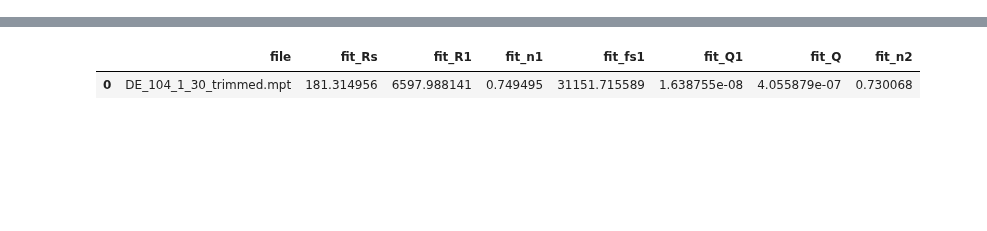
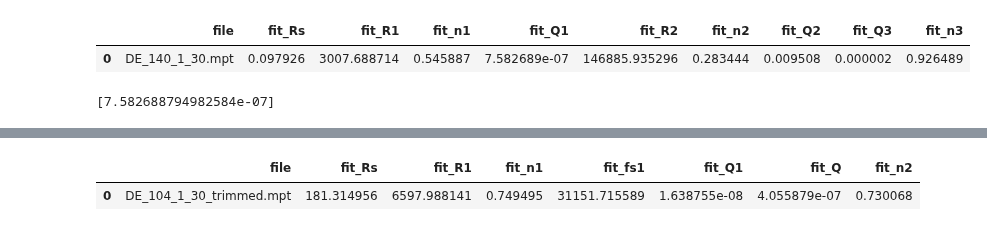
Before and after one commit to WildcatDiscovery/EIS_Manager, a Jupyter notebook: utils/test.ipynb, the cells around one changed output, grey strips where cells are left out. Drawn from its saved outputs; the diff is of its cells as text; code cells hidden in the pictures; blank space fills up the shorter version.

```diff
--- a/utils/test.ipynb
+++ b/utils/test.ipynb
@@ -8 +17,11 @@ path_listing(path = r'C:\Users\cjang.WILDCAT\Desktop\EIS_Manager\data\\')[25:28]
+# %%
+mpt = mpt_data(path = r'C:\Users\cjang.WILDCAT\Desktop\EIS_Manager\data\\', data =['DE_140_1_30.mpt'])
+mpt.guesser()
+# %% [output]
+|  | file | fit_Rs | fit_R1 | fit_n1 | fit_Q1 | fit_R2 | fit_n2 | fit_Q2 | fit_Q3 | fit_n3 |
+| 0 | DE_140_1_30.mpt | 0.097926 | 3007.688714 | 0.545887 | 7.582689e-07 | 146885.935296 | 0.283444 | 0.009508 | 0.000002 | 0.926489 |
+# %%
+mpt.fit_Q1
+# %% [output]
+[7.582688794982584e-07]
 # %%
```
Also changed, not shown: parts of 5 cells of this notebook, 2 other files.
